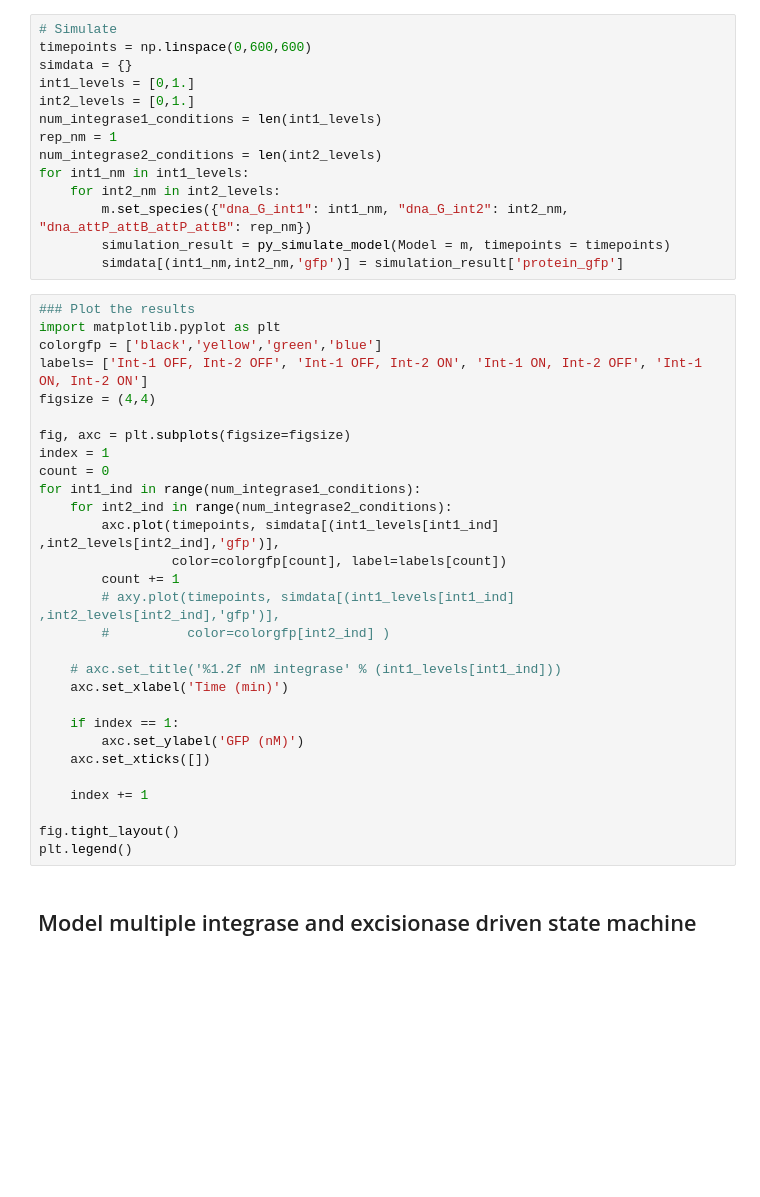
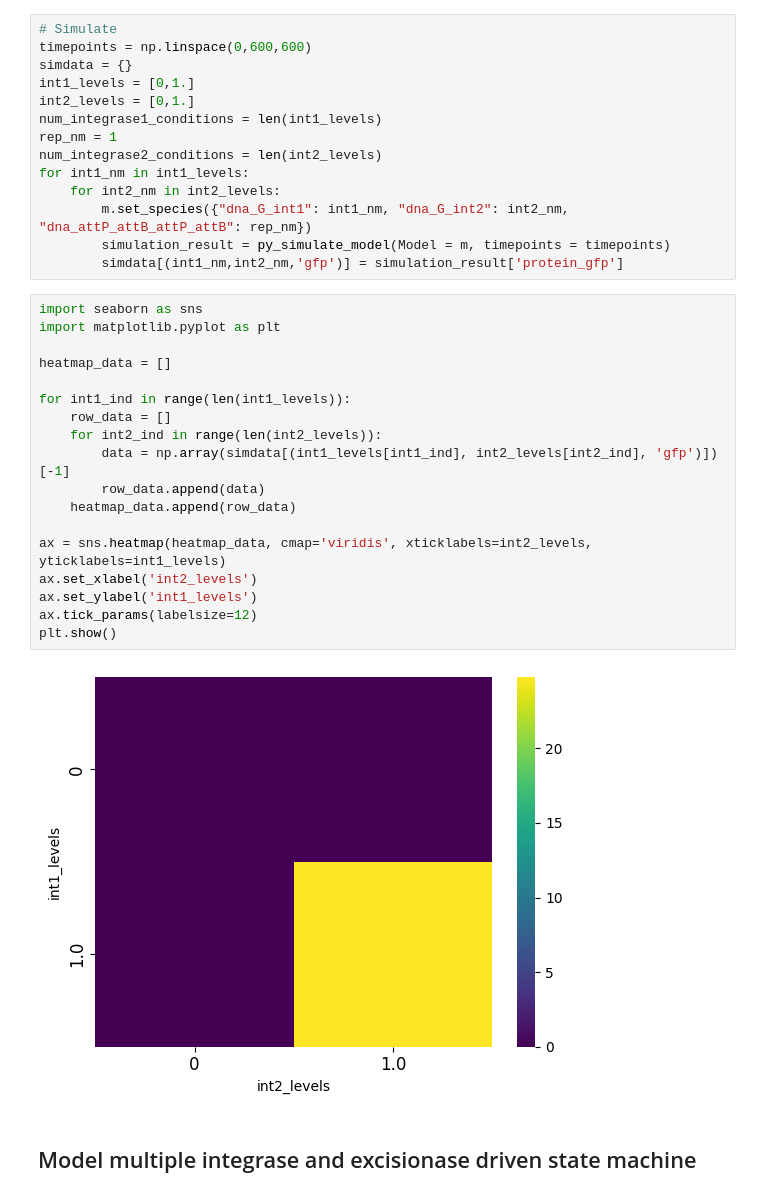
Before and after one commit to ayush9pandey/integrase-excisionase-characterization, a Jupyter notebook: Building more recombination biocircuits.ipynb, the cells around one changed output. Cells and saved outputs as stored; diff of their text form; blank space fills up the shorter version.

Commit message:
add requirements txt and heatmap for and gate

```diff
--- a/Building more recombination biocircuits.ipynb
+++ b/Building more recombination biocircuits.ipynb
@@ -124,34 +146,25 @@ for int1_nm in int1_levels:
         m.set_species({"dna_G_int1": int1_nm, "dna_G_int2": int2_nm, "dna_attP_attB_attP_attB": rep_nm})
         simulation_result = py_simulate_model(Model = m, timepoints = timepoints)
         simdata[(int1_nm,int2_nm,'gfp')] = simulation_result['protein_gfp']
-# %%
-### Plot the results
-import matplotlib.pyplot as plt
-colorgfp = ['black','yellow','green','blue']
-labels= ['Int-1 OFF, Int-2 OFF', 'Int-1 OFF, Int-2 ON', 'Int-1 ON, Int-2 OFF', 'Int-1 ON, Int-2 ON']
-figsize = (4,4)
-
-fig, axc = plt.subplots(figsize=figsize)
-index = 1
-count = 0
-for int1_ind in range(num_integrase1_conditions):
-    for int2_ind in range(num_integrase2_conditions):
-        axc.plot(timepoints, simdata[(int1_levels[int1_ind] ,int2_levels[int2_ind],'gfp')],
-                 color=colorgfp[count], label=labels[count])
-        count += 1
-        # axy.plot(timepoints, simdata[(int1_levels[int1_ind] ,int2_levels[int2_ind],'gfp')],
-        #          color=colorgfp[int2_ind] )
-
-    # axc.set_title('%1.2f nM integrase' % (int1_levels[int1_ind]))
-    axc.set_xlabel('Time (min)')
-
-    if index == 1:
-        axc.set_ylabel('GFP (nM)')
-    axc.set_xticks([])
-
-    index += 1
-
-fig.tight_layout()
-plt.legend()
+# %%
+import seaborn as sns
+import matplotlib.pyplot as plt
+
+heatmap_data = []
+
+for int1_ind in range(len(int1_levels)):
+    row_data = []
+    for int2_ind in range(len(int2_levels)):
+        data = np.array(simdata[(int1_levels[int1_ind], int2_levels[int2_ind], 'gfp')])[-1]
+        row_data.append(data)
+    heatmap_data.append(row_data)
+
+ax = sns.heatmap(heatmap_data, cmap='viridis', xticklabels=int2_levels, yticklabels=int1_levels)
+ax.set_xlabel('int2_levels')
+ax.set_ylabel('int1_levels')
+ax.tick_params(labelsize=12)
+plt.show()
+# %% [output]
+[figure, added]
 # %% [markdown]
 ## Model multiple integrase and excisionase driven state machine
```
Also changed, not shown: parts of 3 cells of this notebook, 3 other files.
